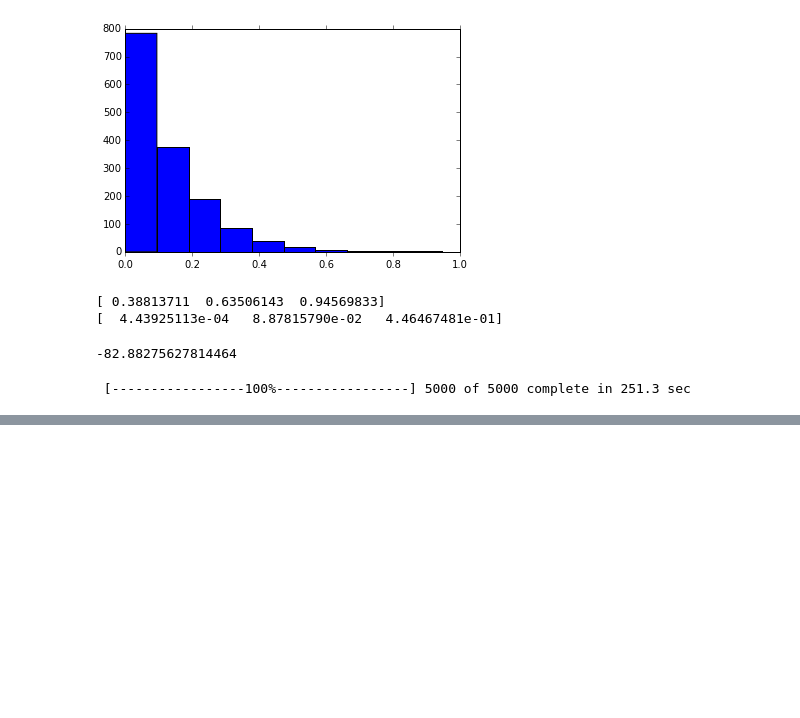
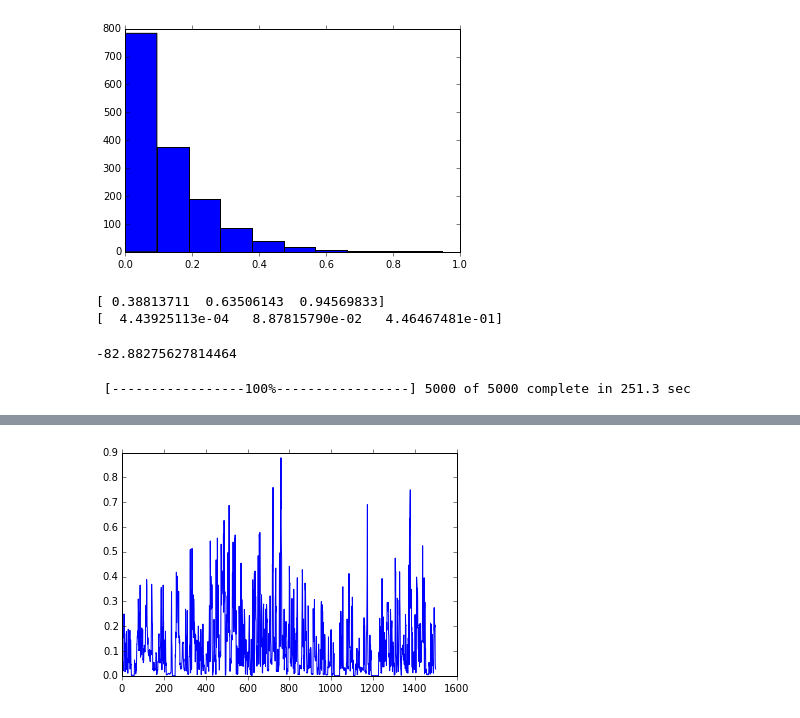
Before and after one commit to rhr/ivy, a Jupyter notebook: examples/mkModelExamples.ipynb, the cells around one changed output, grey strips where cells are left out. Saved outputs shown, nothing was run; the diff lists cells and outputs as text; code cells hidden in the pictures; blank space fills up the shorter version.

```diff
--- a/examples/mkModelExamples.ipynb
+++ b/examples/mkModelExamples.ipynb
@@ -421,0 +432,4 @@ sr_mrtraceplotQ1 = plt.plot([ i[0][0] for i in sr_mrMCMC.trace("Qparams_scaled")
+# %%
+srARD_mrtraceplotQ210 = plt.plot([ i[1][1] for i in srARD_mrMCMC.trace("Qparams")[:]])
+# %% [output]
+[figure, added]
```
Also changed, not shown: parts of 55 cells of this notebook, 5 other files.
